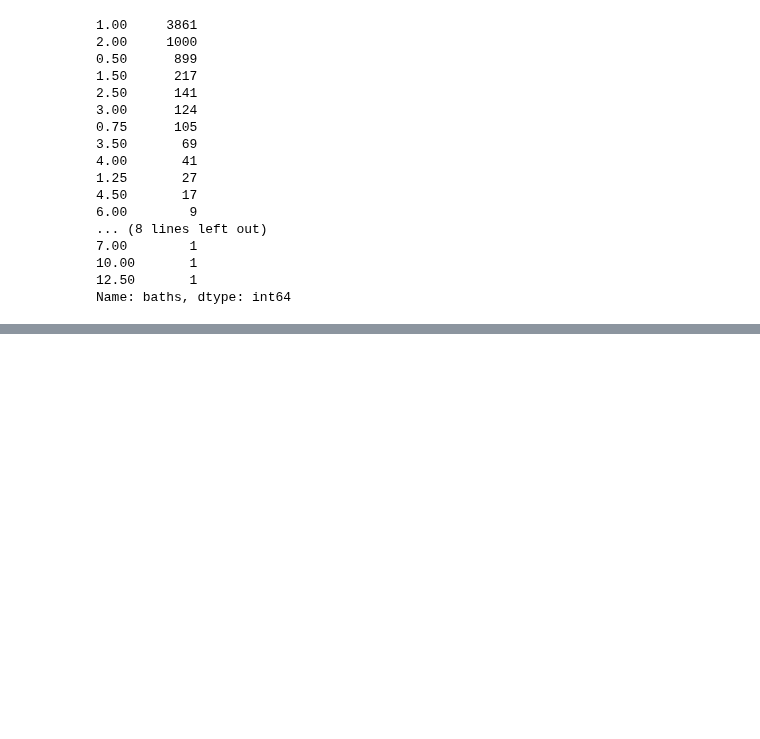
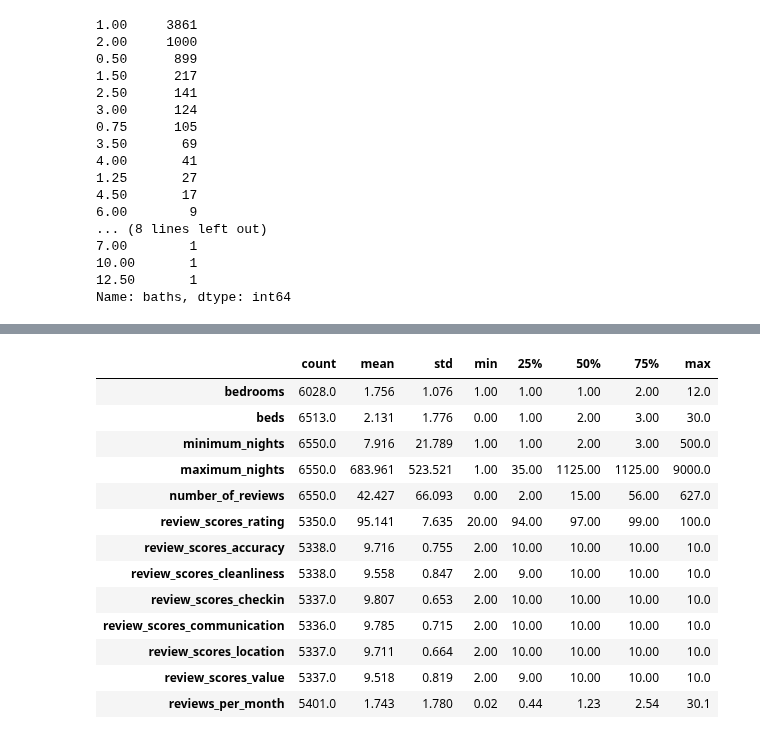
Before and after one commit to harera3/ML_Portfolio, a Jupyter notebook: 06_Predicting_AirBnB_Prices_Chicago.ipynb, the cells around one changed output, grey strips where cells are left out. Cells and saved outputs as stored; diff of their text form; code cells hidden in the pictures; blank space fills up the shorter version.

```diff
--- a/06_Predicting_AirBnB_Prices_Chicago.ipynb
+++ b/06_Predicting_AirBnB_Prices_Chicago.ipynb
@@ -154,6 +160,7 @@ super_keys = {'f': 0,
              't': 1
              }
 chicago_2['superhost'] = [super_keys[item] for item in chicago_2['host_is_superhost']]
+chicago_2['instant_bookable'] = [super_keys[item] for item in chicago_2['instant_bookable']]
 chicago_2['superhost'].value_counts() / len(chicago_2)
 # %% [output]
 0    0.539
@@ -405,0 +381,6 @@ Name: beds, dtype: int64
+# %%
+num_cols = ['bedrooms', 'beds', 'minimum_nights', 'maximum_nights', 'number_of_reviews',
+            'review_scores_rating', 'review_scores_accuracy', 'review_scores_cleanliness',
+            'review_scores_checkin', 'review_scores_communication',
+            'review_scores_location', 'review_scores_value', 'reviews_per_month']
+chicago_2[num_cols].isnull().mean()
@@ -411 +418,18 @@ beds        float64
 dtype: object
+# %%
+chicago_2[num_cols].describe().T
+# %% [output]
+|  | count | mean | std | min | 25% | 50% | 75% | max |
+| bedrooms | 6028.0 | 1.756 | 1.076 | 1.00 | 1.00 | 1.00 | 2.00 | 12.0 |
+| beds | 6513.0 | 2.131 | 1.776 | 0.00 | 1.00 | 2.00 | 3.00 | 30.0 |
+| minimum_nights | 6550.0 | 7.916 | 21.789 | 1.00 | 1.00 | 2.00 | 3.00 | 500.0 |
+| maximum_nights | 6550.0 | 683.961 | 523.521 | 1.00 | 35.00 | 1125.00 | 1125.00 | 9000.0 |
+| number_of_reviews | 6550.0 | 42.427 | 66.093 | 0.00 | 2.00 | 15.00 | 56.00 | 627.0 |
+| review_scores_rating | 5350.0 | 95.141 | 7.635 | 20.00 | 94.00 | 97.00 | 99.00 | 100.0 |
+| review_scores_accuracy | 5338.0 | 9.716 | 0.755 | 2.00 | 10.00 | 10.00 | 10.00 | 10.0 |
+| review_scores_cleanliness | 5338.0 | 9.558 | 0.847 | 2.00 | 9.00 | 10.00 | 10.00 | 10.0 |
+| review_scores_checkin | 5337.0 | 9.807 | 0.653 | 2.00 | 10.00 | 10.00 | 10.00 | 10.0 |
+| review_scores_communication | 5336.0 | 9.785 | 0.715 | 2.00 | 10.00 | 10.00 | 10.00 | 10.0 |
+| review_scores_location | 5337.0 | 9.711 | 0.664 | 2.00 | 10.00 | 10.00 | 10.00 | 10.0 |
+| review_scores_value | 5337.0 | 9.518 | 0.819 | 2.00 | 9.00 | 10.00 | 10.00 | 10.0 |
+| reviews_per_month | 5401.0 | 1.743 | 1.780 | 0.02 | 0.44 | 1.23 | 2.54 | 30.1 |
```
Also changed, not shown: parts of 14 cells of this notebook.
